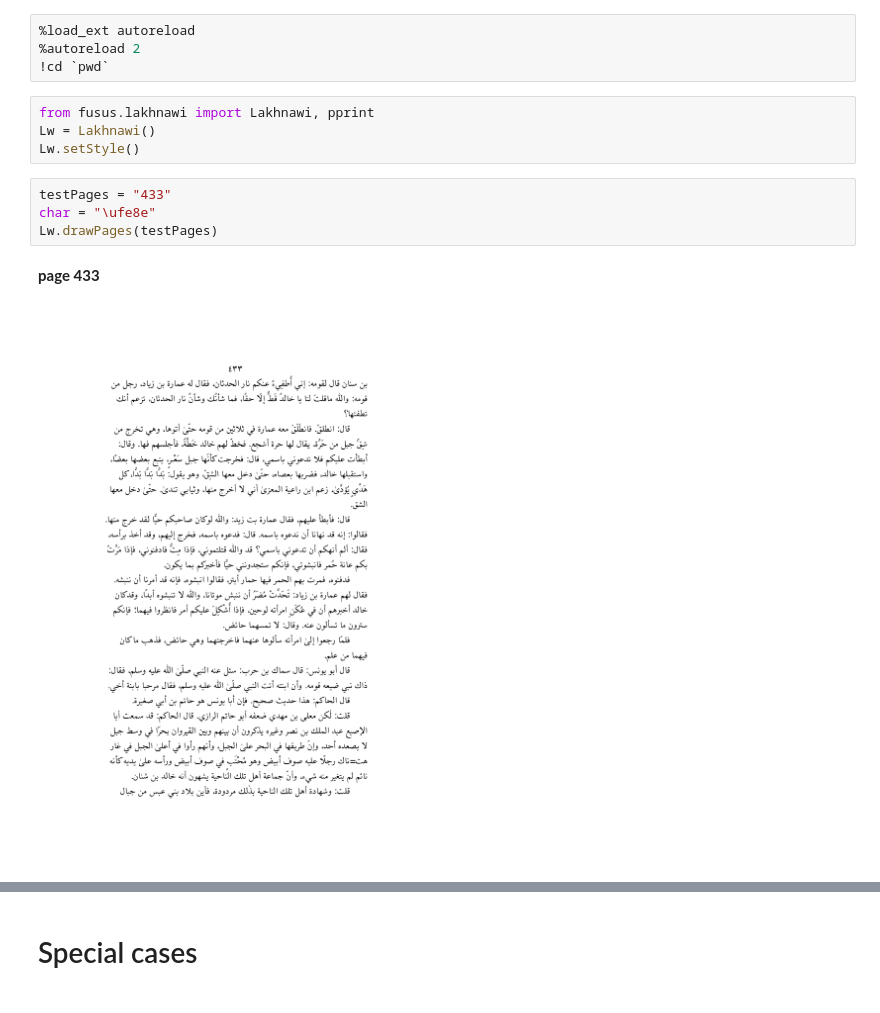
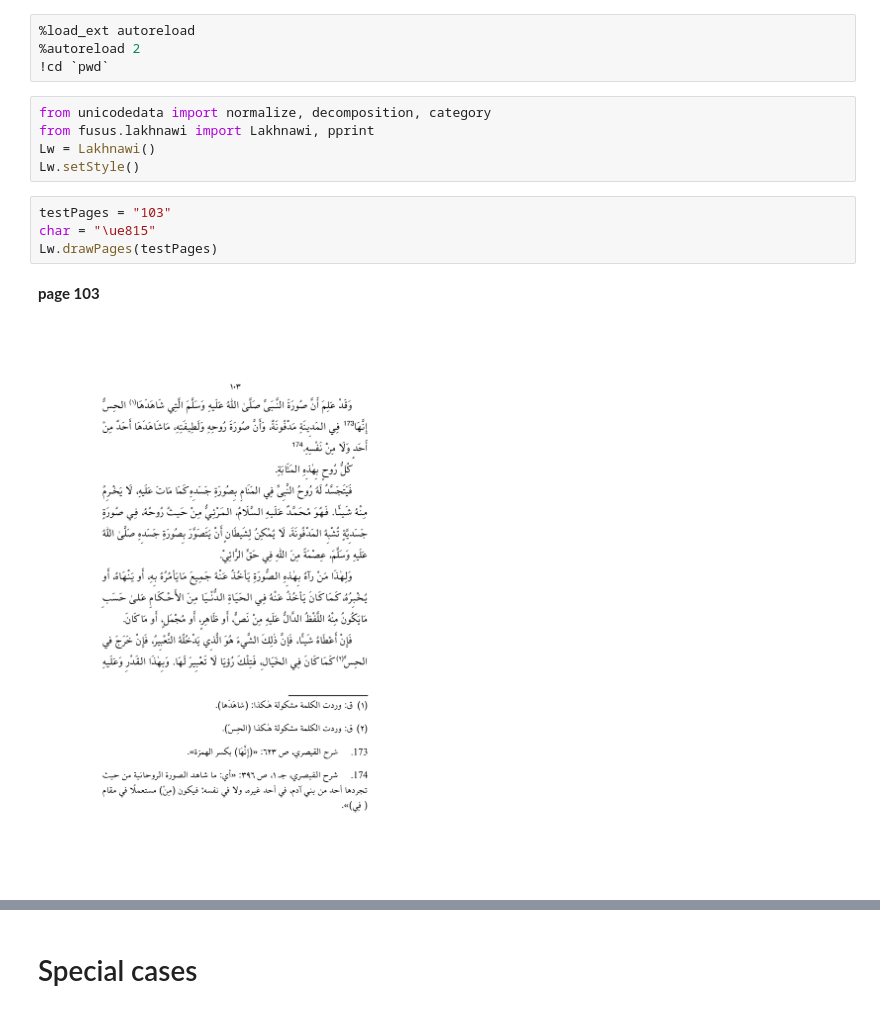
Before and after one commit to among/fusus, a Jupyter notebook: source/getTextPageWork.ipynb, the cells around one changed output, grey strips where cells are left out. Saved outputs shown, nothing was run; the diff lists cells and outputs as text.

```diff
--- a/source/getTextPageWork.ipynb
+++ b/source/getTextPageWork.ipynb
@@ -3,16 +3,17 @@
 %autoreload 2
 !cd `pwd`
 # %%
+from unicodedata import normalize, decomposition, category
 from fusus.lakhnawi import Lakhnawi, pprint
 Lw = Lakhnawi()
 Lw.setStyle()
 # %%
-testPages = "433"
-char = "\ufe8e"
+testPages = "103"
+char = "\ue815"
 Lw.drawPages(testPages)
 # %% [output]
-page 433
+page 103
-[figure, old version]
+[figure, new version]
 # %%
 Lw.getPages(testPages, refreshConfig=True)
 Lw.showLines(testPages, search=char, every=False)
```
Also changed, not shown: parts of 16 cells of this notebook, 2 other files.
